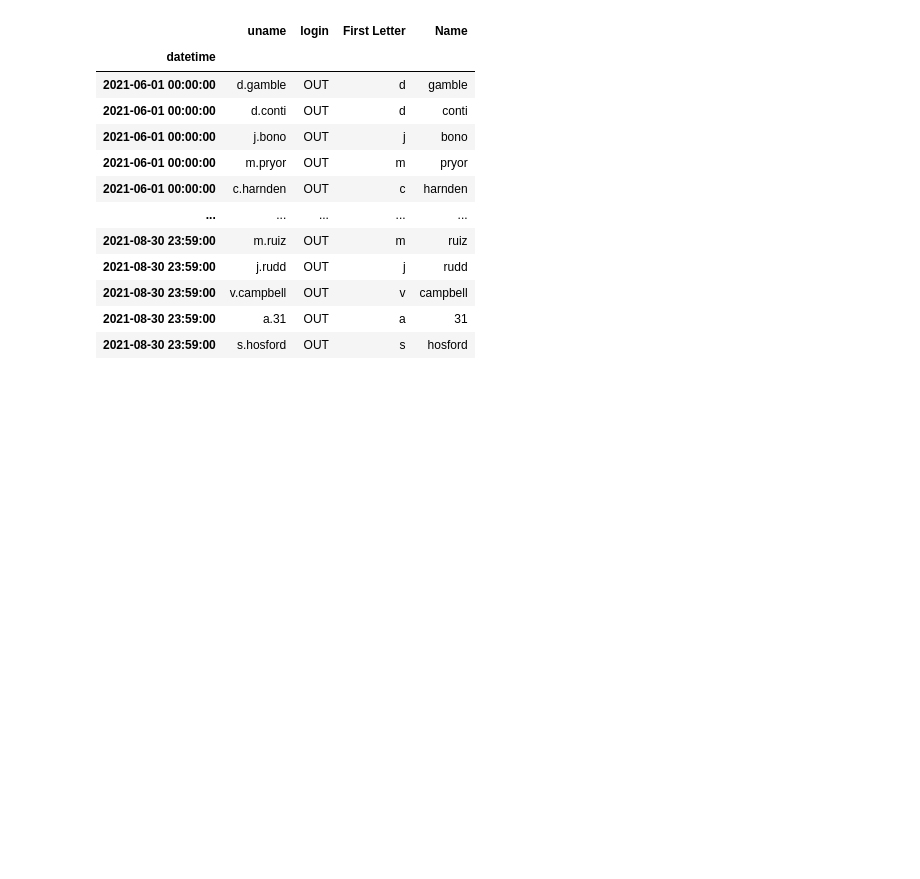
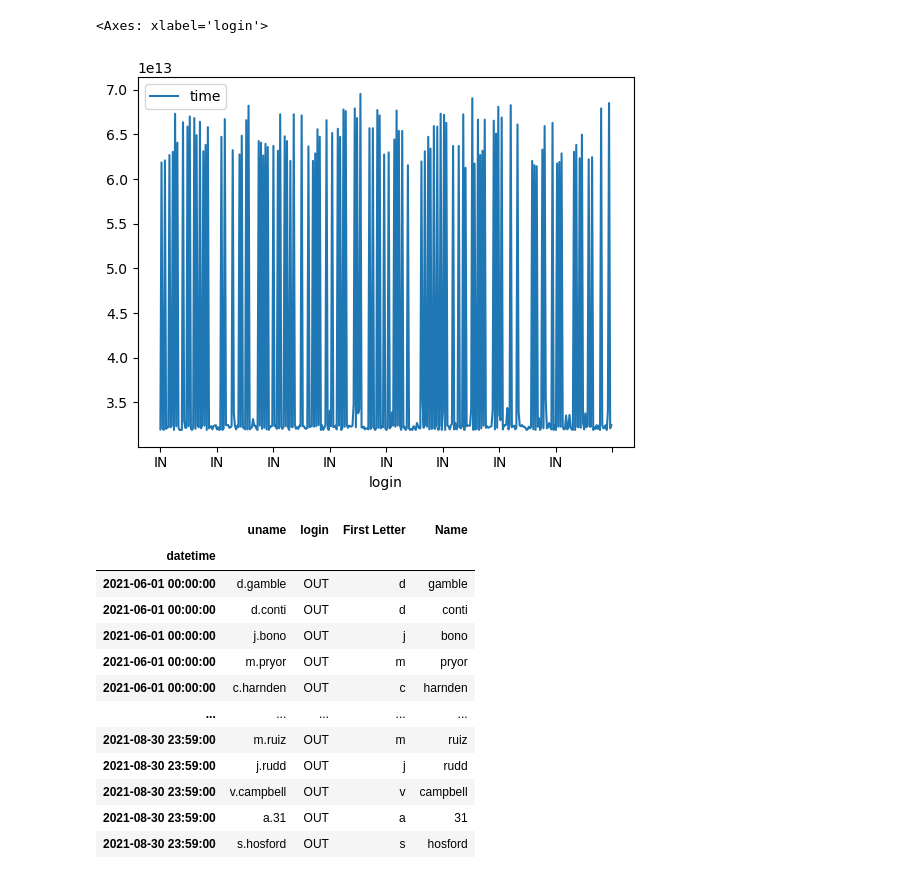
Before and after one commit to jamorr/nsa_challenge, a Jupyter notebook: logins.ipynb, the cells around one changed output. Cells and saved outputs as stored; diff of their text form; code cells hidden in the pictures; blank space fills up the shorter version.

```diff
--- a/logins.ipynb
+++ b/logins.ipynb
@@ -0,0 +50,6 @@
+# %%
+saldf = jdf[jdf["uname"]=="j.steinberger"]
+saldf[saldf["login"]=="IN"].plot(x="login", y="time")
+# %% [output]
+<Axes: xlabel='login'>
+[figure, added]
```
Also changed, not shown: parts of 5 cells of this notebook, 4 other files.
